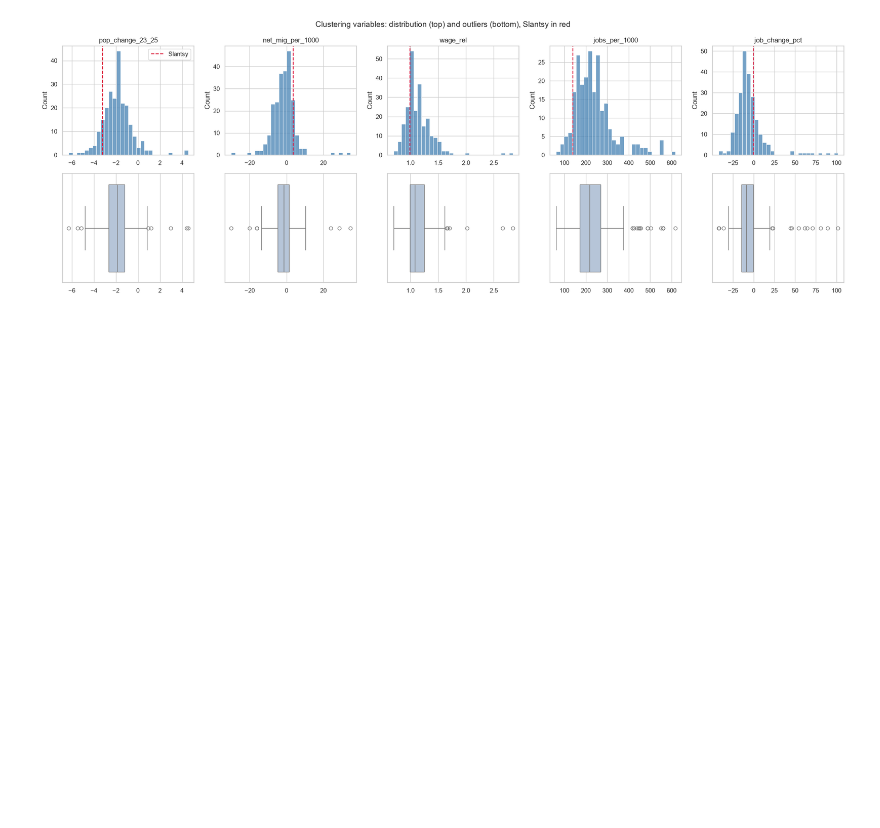
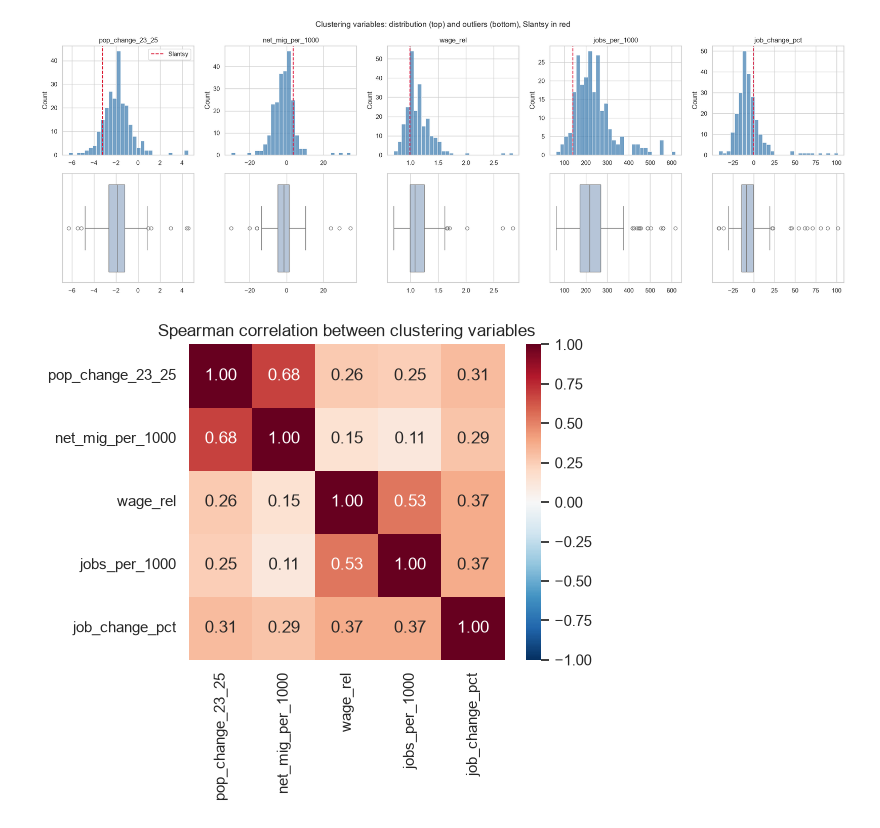
Before and after one commit to evelina-kalugina/-russian-monotowns-typology, a Jupyter notebook: notebooks/04_clustering.ipynb, the cells around one changed output. Drawn from its saved outputs; the diff is of its cells as text; code cells hidden in the pictures; blank space fills up the shorter version.

```diff
--- a/notebooks/04_clustering.ipynb
+++ b/notebooks/04_clustering.ipynb
@@ -118,3 +118,13 @@ plt.tight_layout()
 plt.show()
 # %% [output]
 [figure]
+# %%
+corr = df[CLUSTER_VARS].corr(method="spearman")
+
+plt.figure(figsize=(6, 5))
+sns.heatmap(corr, annot=True, fmt=".2f", cmap="RdBu_r", vmin=-1, vmax=1, square=True)
+plt.title("Spearman correlation between clustering variables")
+plt.tight_layout()
+plt.show()
+# %% [output]
+[figure, added]
```
Also changed, not shown: parts of 3 cells of this notebook.
